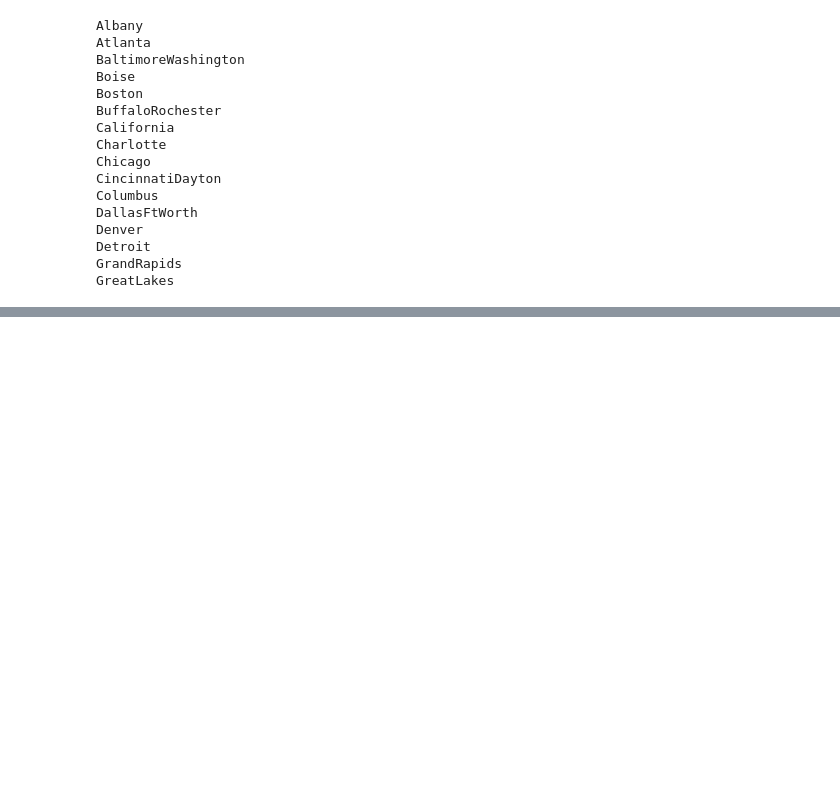
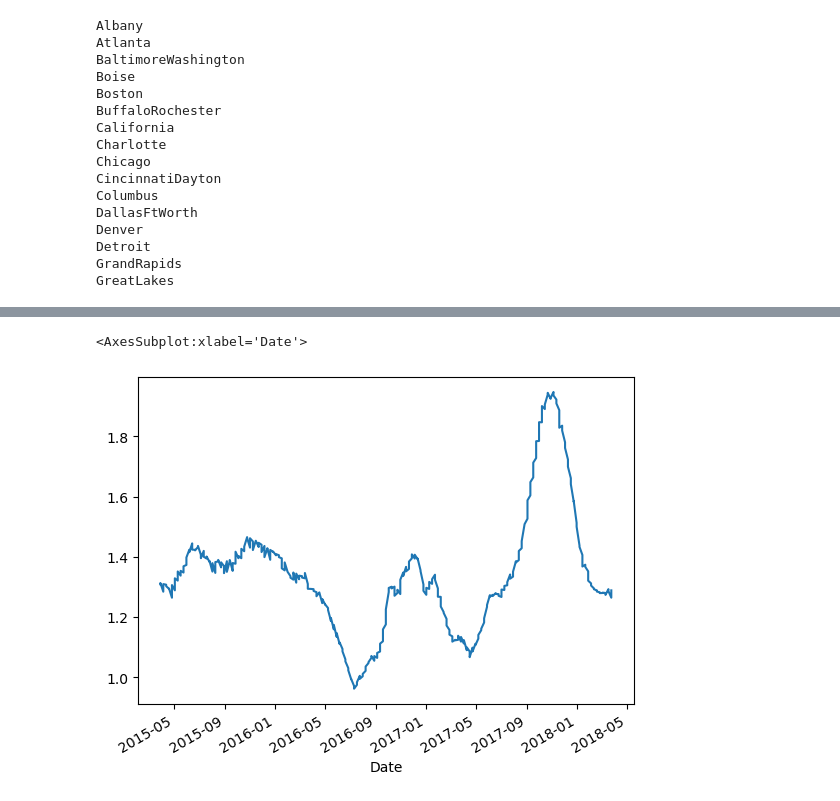
Before and after one commit to SiddheshDaphane/Avocado_price_data_analysis, a Jupyter notebook: Avocado_price.ipynb, the cells around one changed output, grey strips where cells are left out. Cells and saved outputs as stored; diff of their text form; code cells hidden in the pictures; blank space fills up the shorter version.

Commit message:
Avocado Price Data Analysis

```diff
--- a/Avocado_price.ipynb
+++ b/Avocado_price.ipynb
@@ -467,3 +476,8 @@ graph_df.tail()
 | 2018-03-25 | 1.4368 | 1.2884 | 1.3844 | 1.5016 | 1.588 | ... |
 | 2018-03-25 | 1.4368 | 1.2884 | 1.3844 | 1.5016 | 1.588 | ... |
 | 2018-03-25 | 1.4368 | 1.2884 | 1.3844 | 1.5016 | 1.588 | ... |
+# %%
+graph_df["Atlanta_price25ma"].plot()
+# %% [output]
+<AxesSubplot:xlabel='Date'>
+[figure, added]
```
Also changed, not shown: parts of 3 cells of this notebook.
